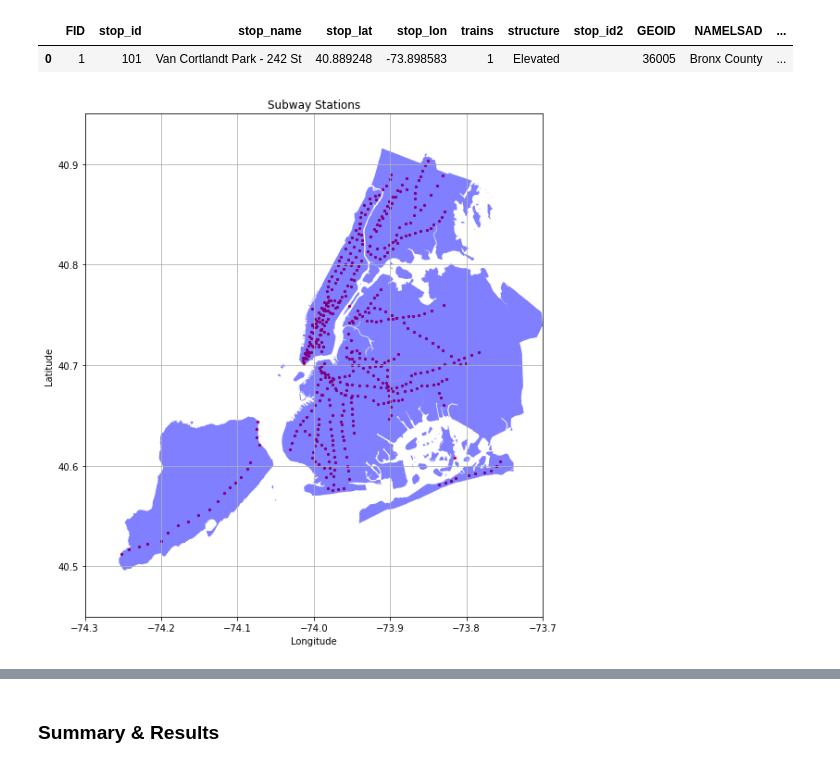
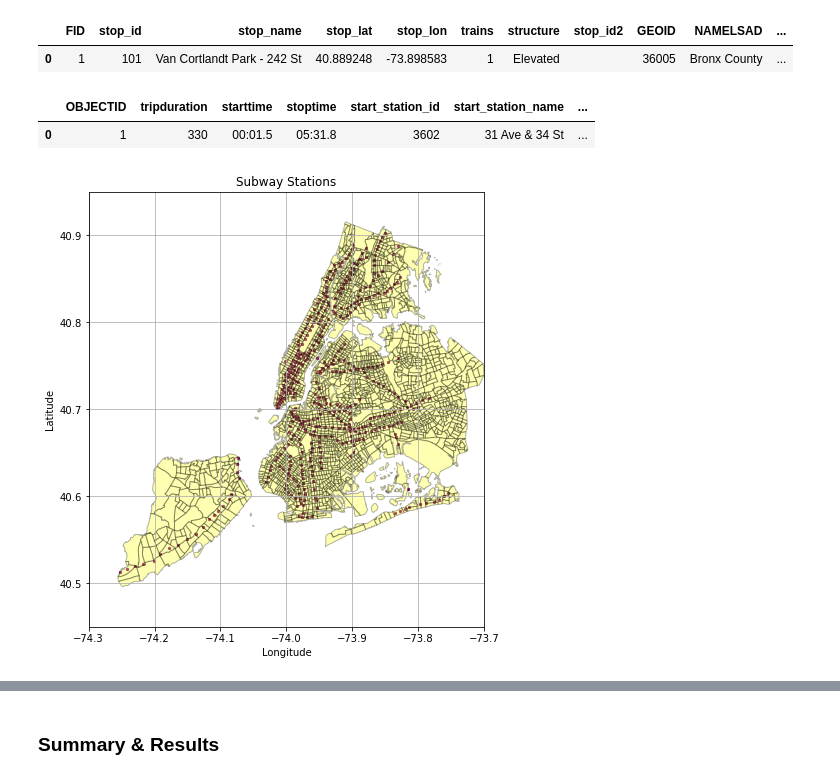
Before and after one commit to natdosan/causal-analysis-nyc-transit, a Jupyter notebook: final_project_031824.ipynb, the cells around one changed output, grey strips where cells are left out. Cells and saved outputs as stored; diff of their text form; code cells hidden in the pictures.

```diff
--- a/final_project_031824.ipynb
+++ b/final_project_031824.ipynb
@@ -76,6 +76,7 @@ MapView(layout=Layout(height='400px', width='100%'))
 # The rest are uploaded to https://github.com/natdosan/causal-analysis-nyc-transit
 # %%
 # Load Data into GeoDataFames
+bike_stations = gpd.read_file('data/bike_stations.json')
 bike_lane_low_income_intersections = gpd.read_file('data/bike_lane_low_income_intersections.json')
 low_income_bike_station_intersections = gpd.read_file('data/low_income_bike_station_intersections.json')
 uber_lyft_dropoffs = gpd.read_file('data/uber_lyft_dropoffs.json')
@@ -83,7 +84,7 @@ nyc_subway_stops = gpd.read_file('data/nyc_stations.json')
 low_income_census = gpd.read_file('data/low_income_census.json')
 nyc_gentrification = gpd.read_file('data/nyc_gentrification.json')
 nyc_median_income = gpd.read_file('data/nyc_median_income.json')
-nyc_boundaries = gpd.read_file('data/nyc_boundaries.geojson')
+nyc_boundaries = gpd.read_file('data/nyc_boundaries.json')
 # %%
 uber_lyft_dropoffs.head(1)
 # %% [output]
@@ -137,16 +144,21 @@ nyc_subway_stops.head(1)
 # %% [output]
 |  | FID | stop_id | stop_name | stop_lat | stop_lon | trains | structure | stop_id2 | GEOID | NAMELSAD | ... |
 | 0 | 1 | 101 | Van Cortlandt Park - 242 St | 40.889248 | -73.898583 | 1 | Elevated |  | 36005 | Bronx County | ... |
+# %%
+bike_stations.head(1)
+# %% [output]
+|  | OBJECTID | tripduration | starttime | stoptime | start_station_id | start_station_name | ... |
+| 0 | 1 | 330 | 00:01.5 | 05:31.8 | 3602 | 31 Ave & 34 St | ... |
 # %%
 # Plot the subway stations
-nyc_subway_stops.plot(marker='o', color='red', markersize=5, figsize=(10, 10))
+nyc_subway_stops.plot(marker='o', color='purple', markersize=5, figsize=(10, 8))
 plt.title('Subway Stations')
 plt.xlabel('Longitude')
 plt.ylabel('Latitude')
 plt.grid(True)
-nyc_boundaries.plot(ax=plt.gca(), alpha=0.5, color='blue')
+nyc_boundaries.plot(ax=plt.gca(), alpha=0.3, color='yellow', edgecolor='black')
 plt.xlim(-74.3, -73.7)
 plt.ylim(40.45, 40.95)
 plt.show()
 # %% [output]
-[figure, old version]
+[figure, new version]
```
Also changed, not shown: parts of 10 cells of this notebook.
